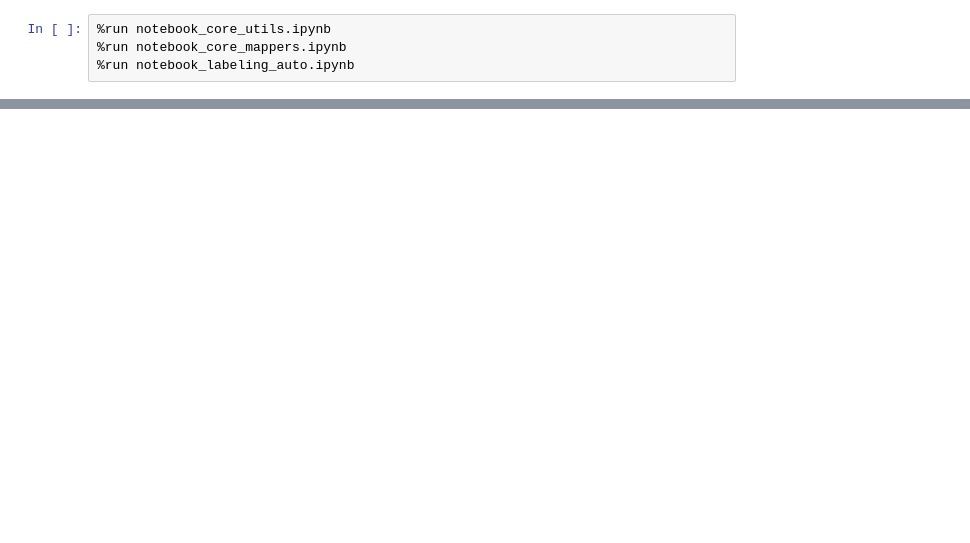
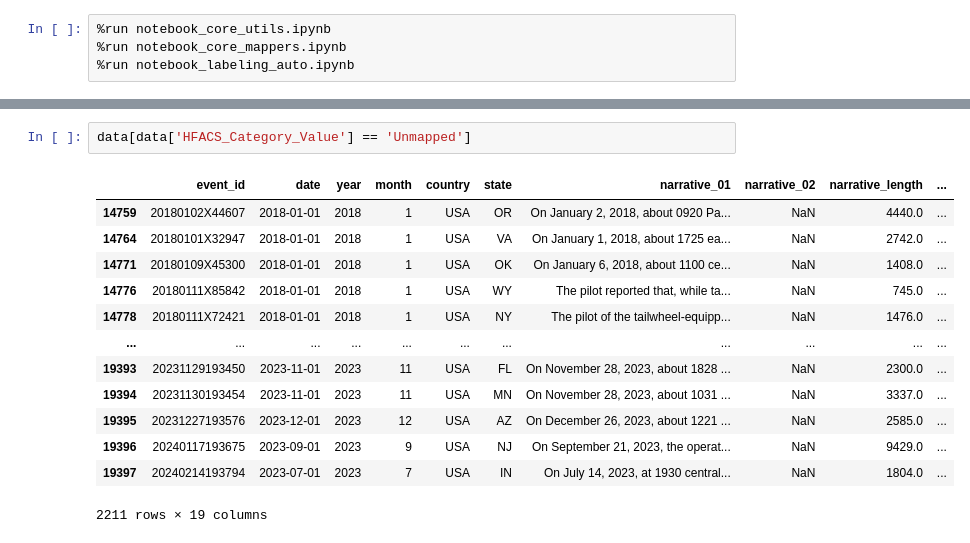
Before and after one commit to lasalasa/ASTAPM_Model, a Jupyter notebook: notebooks/notebook_labeling_manual.ipynb, the cells around one changed output, grey strips where cells are left out. Cells and saved outputs as stored; diff of their text form; blank space fills up the shorter version.

```diff
--- a/notebooks/notebook_labeling_manual.ipynb
+++ b/notebooks/notebook_labeling_manual.ipynb
@@ -74,3 +273,19 @@ AutoLabeling sample_size= (2013, 5)
+# %%
+data[data['HFACS_Category_Value'] == 'Unmapped']
+# %% [output]
+|  | event_id | date | year | month | country | state | narrative_01 | narrative_02 | narrative_length | ... |
+| 14759 | 20180102X44607 | 2018-01-01 | 2018 | 1 | USA | OR | On January 2, 2018, about 0920 Pa... | NaN | 4440.0 | ... |
+| 14764 | 20180101X32947 | 2018-01-01 | 2018 | 1 | USA | VA | On January 1, 2018, about 1725 ea... | NaN | 2742.0 | ... |
+| 14771 | 20180109X45300 | 2018-01-01 | 2018 | 1 | USA | OK | On January 6, 2018, about 1100 ce... | NaN | 1408.0 | ... |
+| 14776 | 20180111X85842 | 2018-01-01 | 2018 | 1 | USA | WY | The pilot reported that, while ta... | NaN | 745.0 | ... |
+| 14778 | 20180111X72421 | 2018-01-01 | 2018 | 1 | USA | NY | The pilot of the tailwheel-equipp... | NaN | 1476.0 | ... |
+| ... | ... | ... | ... | ... | ... | ... | ... | ... | ... | ... |
+| 19393 | 20231129193450 | 2023-11-01 | 2023 | 11 | USA | FL | On November 28, 2023, about 1828 ... | NaN | 2300.0 | ... |
+| 19394 | 20231130193454 | 2023-11-01 | 2023 | 11 | USA | MN | On November 28, 2023, about 1031 ... | NaN | 3337.0 | ... |
+| 19395 | 20231227193576 | 2023-12-01 | 2023 | 12 | USA | AZ | On December 26, 2023, about 1221 ... | NaN | 2585.0 | ... |
+| 19396 | 20240117193675 | 2023-09-01 | 2023 | 9 | USA | NJ | On September 21, 2023, the operat... | NaN | 9429.0 | ... |
+| 19397 | 20240214193794 | 2023-07-01 | 2023 | 7 | USA | IN | On July 14, 2023, at 1930 central... | NaN | 1804.0 | ... |
+2211 rows × 19 columns
 # %%
 
 sample_df =  asrs_ntsb_df.copy() #.sample(n=2000)
```
Also changed, not shown: parts of 17 cells of this notebook, 16 other files.
